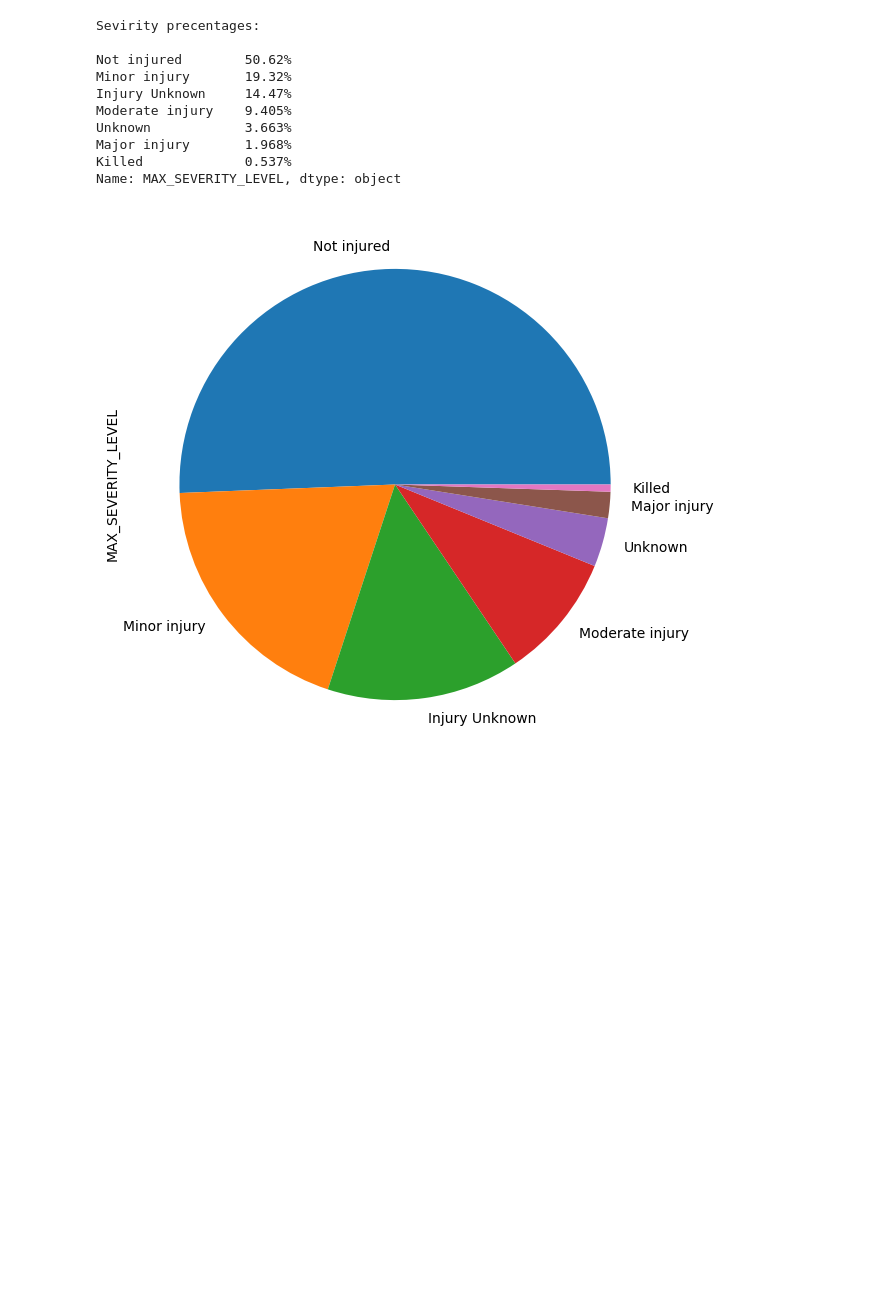
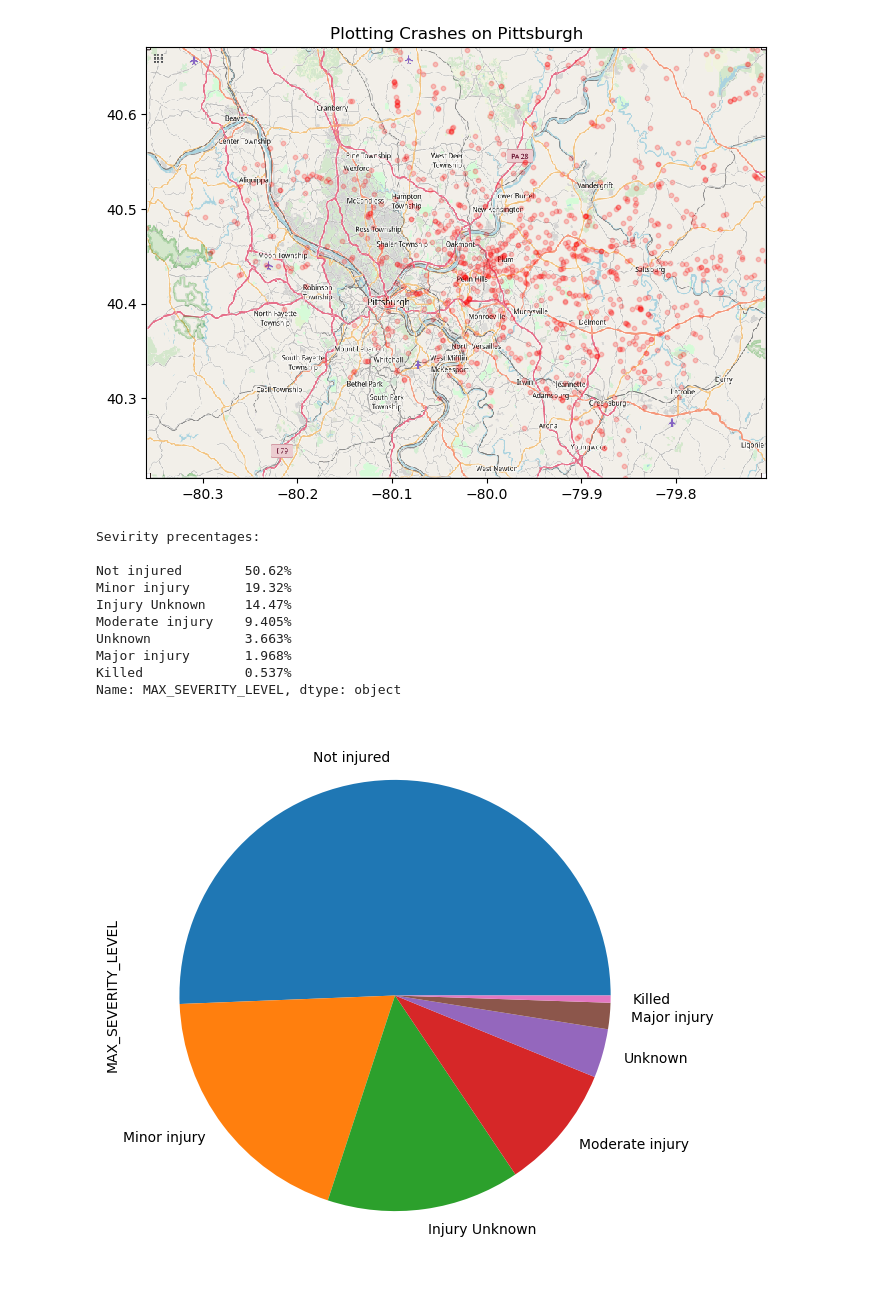
Before and after one commit to nicholaiTukanov/Pummels-in-Pittsburg, a Jupyter notebook: visualization.ipynb, the cells around one changed output. Cells and saved outputs as stored; diff of their text form; code cells hidden in the pictures; blank space fills up the shorter version.

```diff
--- a/visualization.ipynb
+++ b/visualization.ipynb
@@ -6,3 +41,7 @@ data = get_clean_data()
+# %%
+plot_accidents(get_data("crash.csv"))
+# %% [output]
+[figure, added]
 # %%
 #first figuer pie char of injury level
 
```
Also changed, not shown: parts of 10 cells of this notebook.
